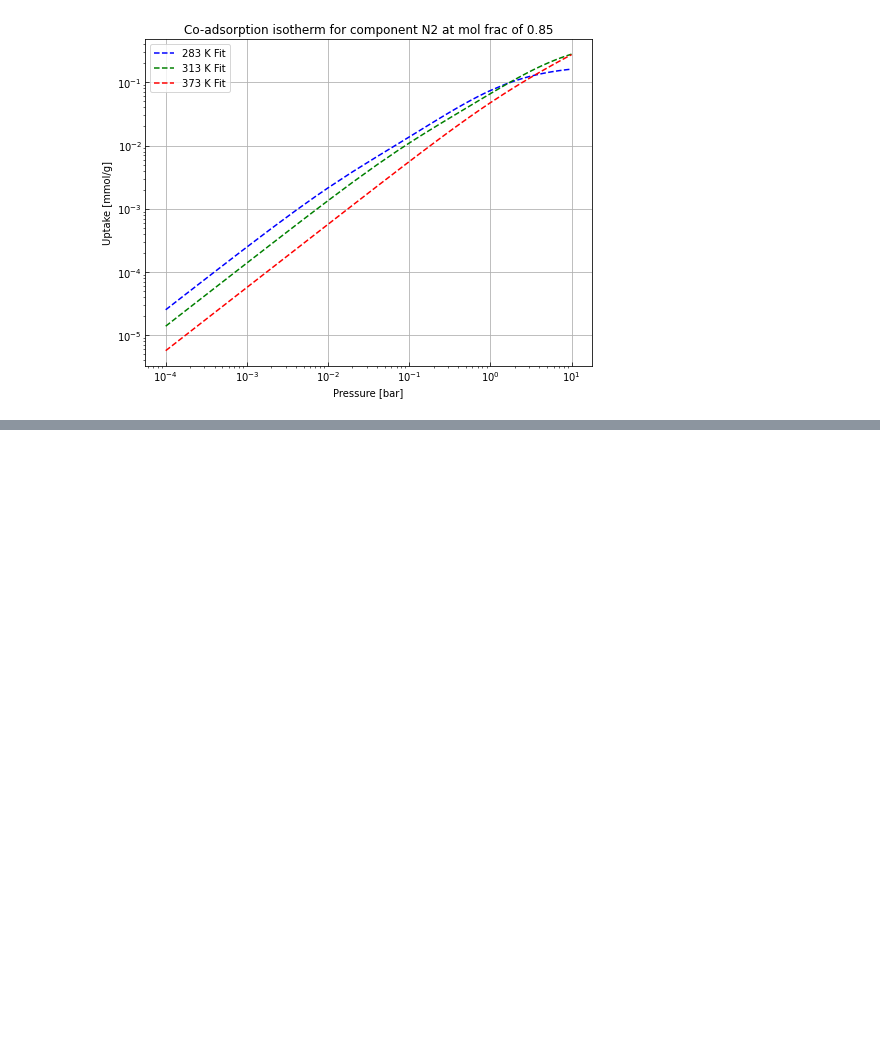
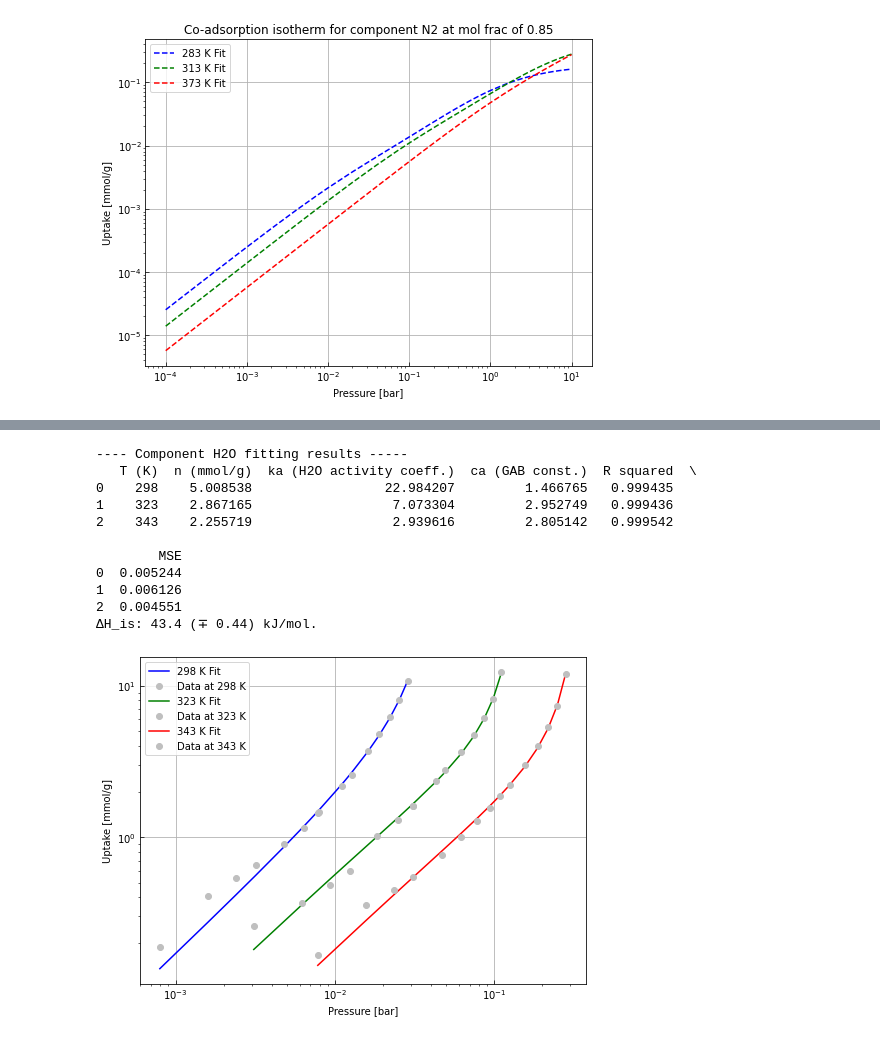
Before and after one commit to dominikpantak/pyIsoFit, a Jupyter notebook: pyIsofit_demo.ipynb, the cells around one changed output, grey strips where cells are left out. Drawn from its saved outputs; the diff is of its cells as text; code cells hidden in the pictures; blank space fills up the shorter version.

```diff
--- a/pyIsofit_demo.ipynb
+++ b/pyIsofit_demo.ipynb
@@ -277,0 +309,23 @@ For some reason this does not currently work, possibly due to some changes with
+# %%
+df1 = pd.read_csv('pyIsofit/Datasets for testing/LewatitH₂O.csv')
+compname = 'H2O'
+temps = [25, 50, 70]
+key_pressures = ['Pressure [bar] 25', 'Pressure [bar] 50', 'Pressure [bar] 70']
+key_uptakes = ['Loading [mmol/g] 25', 'Loading [mmol/g] 50', 'Loading [mmol/g] 70']
+
+langmuir = IsothermFit(df1, temps, key_pressures, key_uptakes, "gab", compname)
+langmuir.fit(cond=True)
+langmuir.plot(logplot=True)
+# %% [output]
+---- Component H2O fitting results -----
+   T (K)  n (mmol/g)  ka (H2O activity coeff.)  ca (GAB const.)  R squared  \
+0    298    5.008538                 22.984207         1.466765   0.999435
+1    323    2.867165                  7.073304         2.952749   0.999436
+2    343    2.255719                  2.939616         2.805142   0.999542
+
+        MSE
+0  0.005244
+1  0.006126
+2  0.004551
+ΔH_is: 43.4 (∓ 0.44) kJ/mol.
+[figure, added]
```
Also changed, not shown: parts of 3 cells of this notebook, 1 other file.
